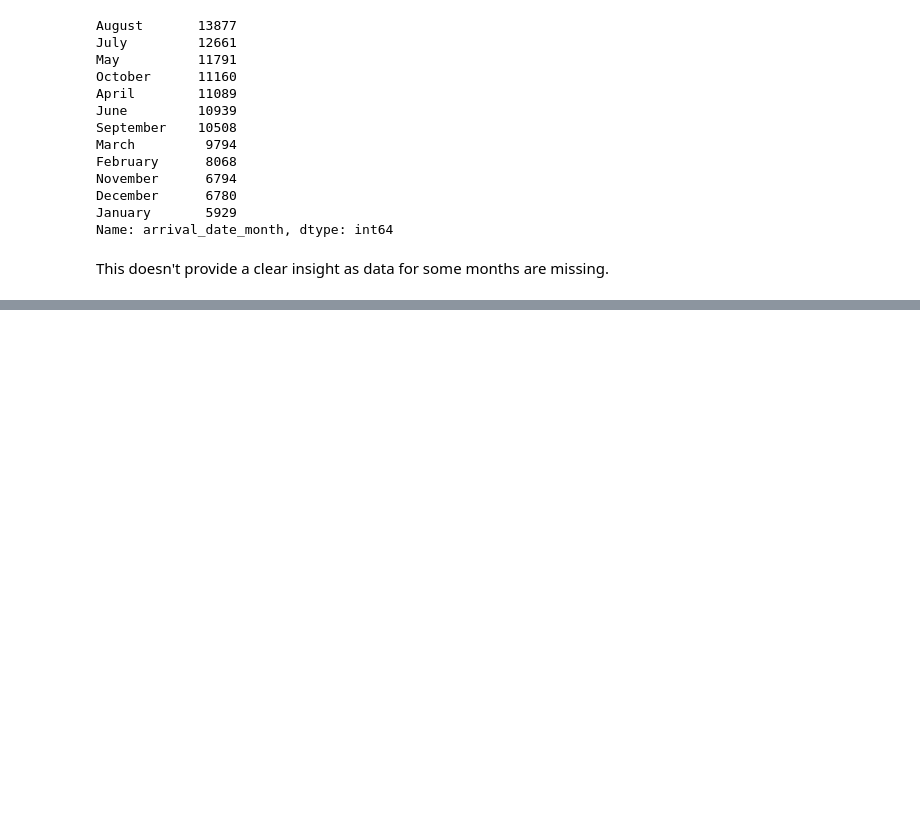
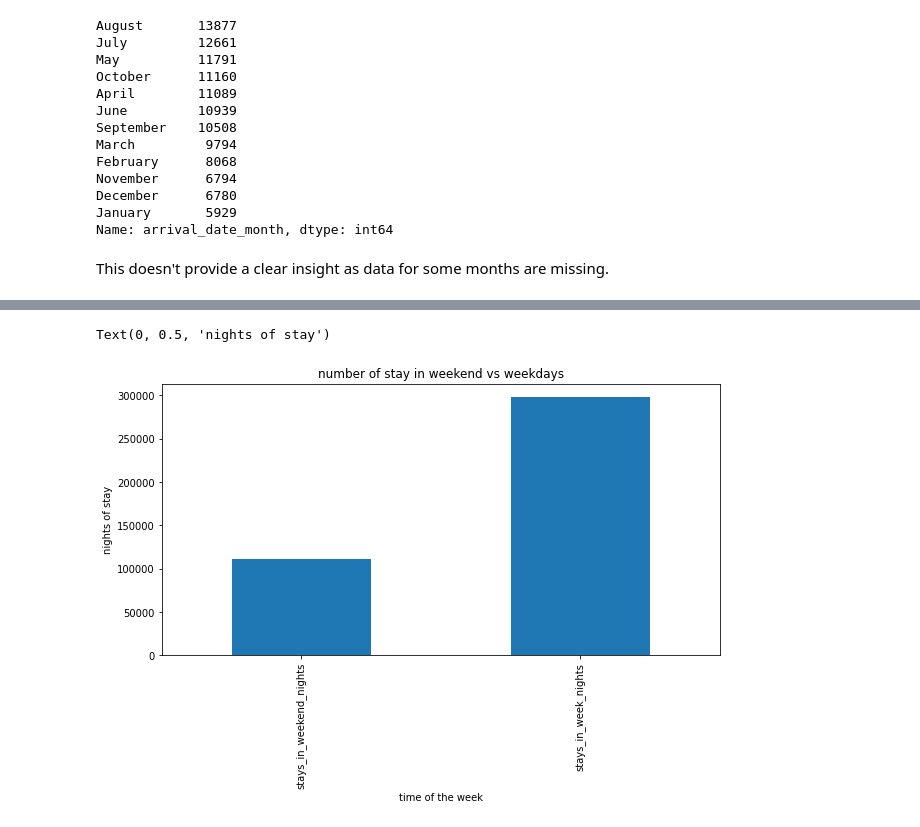
Before and after one commit to shiyasAli/EDA-project-Hotel-Booking-Analysis, a Jupyter notebook: Copy_of_Hotel_Booking_Analysis_Capstone_Project.ipynb, the cells around one changed output, grey strips where cells are left out. Cells and saved outputs as stored; diff of their text form; code cells hidden in the pictures; blank space fills up the shorter version.

```diff
--- a/Copy_of_Hotel_Booking_Analysis_Capstone_Project.ipynb
+++ b/Copy_of_Hotel_Booking_Analysis_Capstone_Project.ipynb
@@ -155,0 +236,9 @@ This doesn't provide a clear insight as data for some months are missing.
+# %%
+week_and_weekend_stay=df[['stays_in_weekend_nights','stays_in_week_nights']].sum()
+week_and_weekend_stay.plot(kind='bar')
+plt.title('number of stay in weekend vs weekdays')
+plt.xlabel('time of the week')
+plt.ylabel('nights of stay')
+# %% [output]
+Text(0, 0.5, 'nights of stay')
+[figure, added]
```
Also changed, not shown: parts of 13 cells of this notebook.
